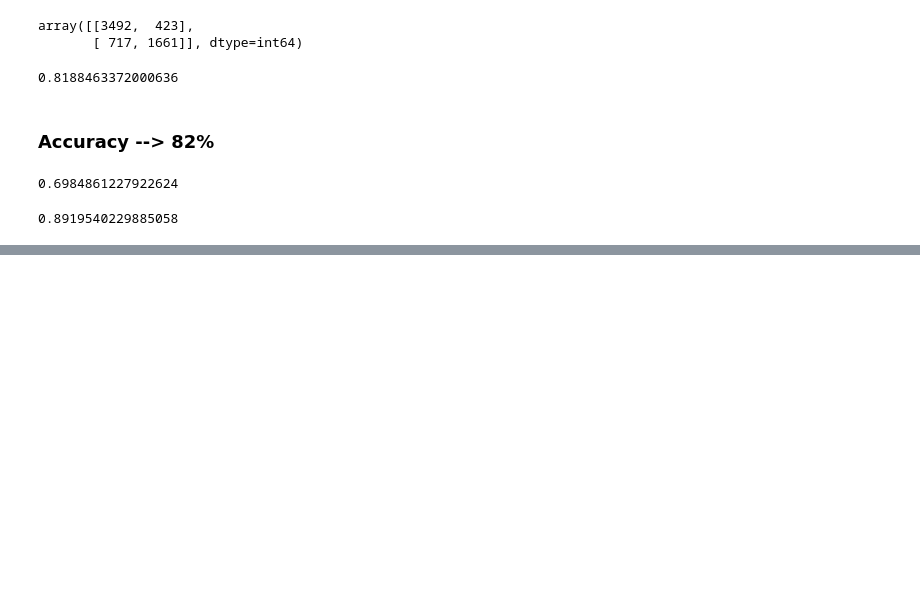
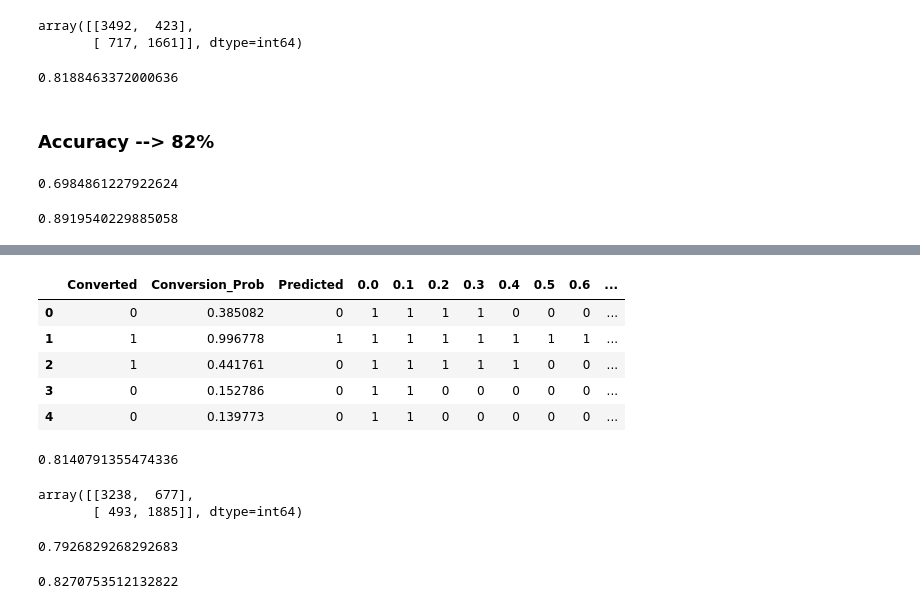
Before and after one commit to charudavis/UpGrad_CaseStudy_Lead, a Jupyter notebook: LeadScoring_CS_Model.ipynb, the cells around one changed output, grey strips where cells are left out. Saved outputs shown, nothing was run; the diff lists cells and outputs as text; code cells hidden in the pictures; blank space fills up the shorter version.

```diff
--- a/LeadScoring_CS_Model.ipynb
+++ b/LeadScoring_CS_Model.ipynb
@@ -1142,0 +1214,23 @@ TN/(TN+FP)
+# %%
+#Optimal cutoff is somewhere  slightly>=0.35 --->considering 0.375
+y_train_pred_final['final_predicted'] = y_train_pred_final.Conversion_Prob.map( lambda x: 1 if x > 0.375 else 0)
+y_train_pred_final.head()
+# %% [output]
+|  | Converted | Conversion_Prob | Predicted | 0.0 | 0.1 | 0.2 | 0.3 | 0.4 | 0.5 | 0.6 | ... |
+| 0 | 0 | 0.385082 | 0 | 1 | 1 | 1 | 1 | 0 | 0 | 0 | ... |
+| 1 | 1 | 0.996778 | 1 | 1 | 1 | 1 | 1 | 1 | 1 | 1 | ... |
+| 2 | 1 | 0.441761 | 0 | 1 | 1 | 1 | 1 | 1 | 0 | 0 | ... |
+| 3 | 0 | 0.152786 | 0 | 1 | 1 | 0 | 0 | 0 | 0 | 0 | ... |
+| 4 | 0 | 0.139773 | 0 | 1 | 1 | 0 | 0 | 0 | 0 | 0 | ... |
+# %%
+# Overall accuracy
+metrics.accuracy_score(y_train_pred_final.Converted, y_train_pred_final.final_predicted)
+# %% [output]
+0.8140791355474336
+# %%
+# Creating  matrix2
+final2 = metrics.confusion_matrix(y_train_pred_final.Converted, y_train_pred_final.final_predicted )
+final2
+# %% [output]
+array([[3238,  677],
+       [ 493, 1885]], dtype=int64)
@@ -1142,0 +1246,10 @@ TN/(TN+FP)
+# %%
+# Calculating the sensitivity
+TP/(TP+FN)
+# %% [output]
+0.7926829268292683
+# %%
+# Calculating the specificity
+TN/(TN+FP)
+# %% [output]
+0.8270753512132822
```
Also changed, not shown: parts of 14 cells of this notebook.
